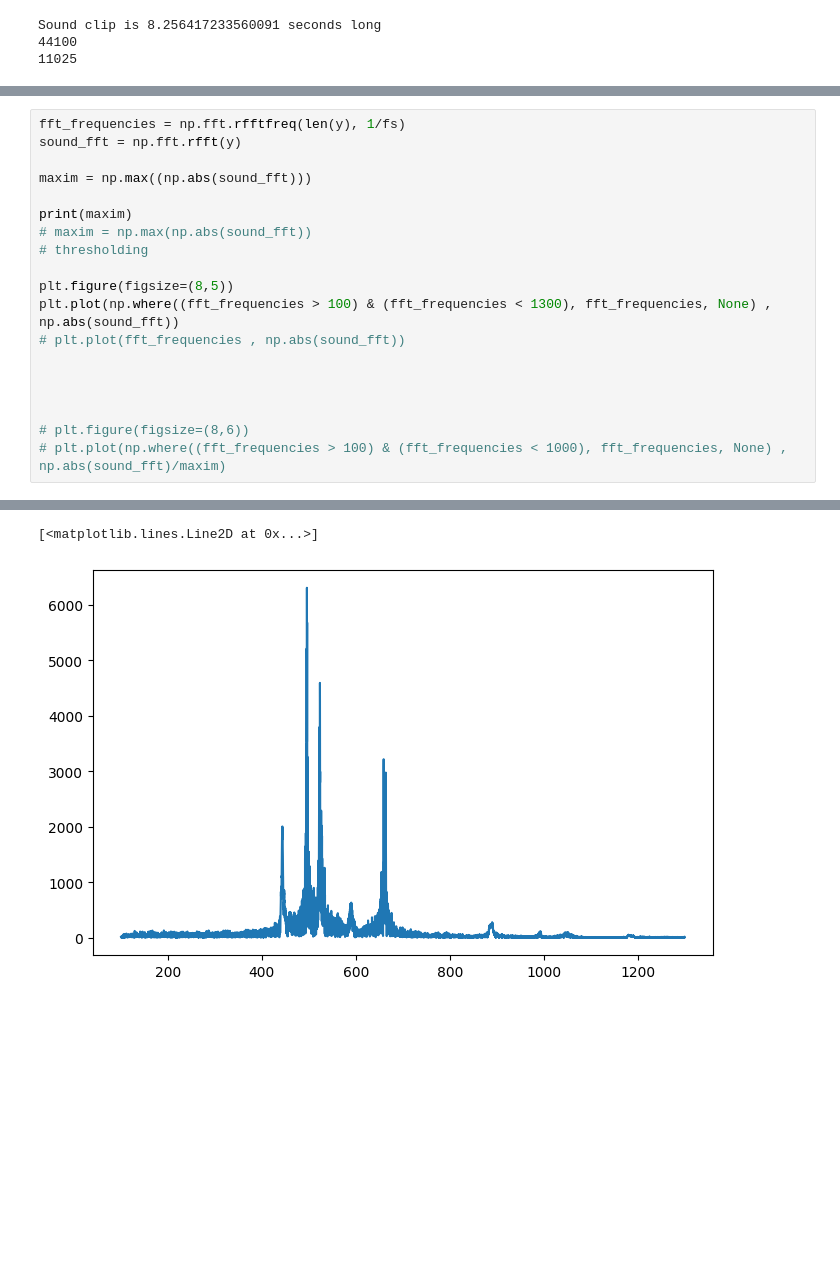
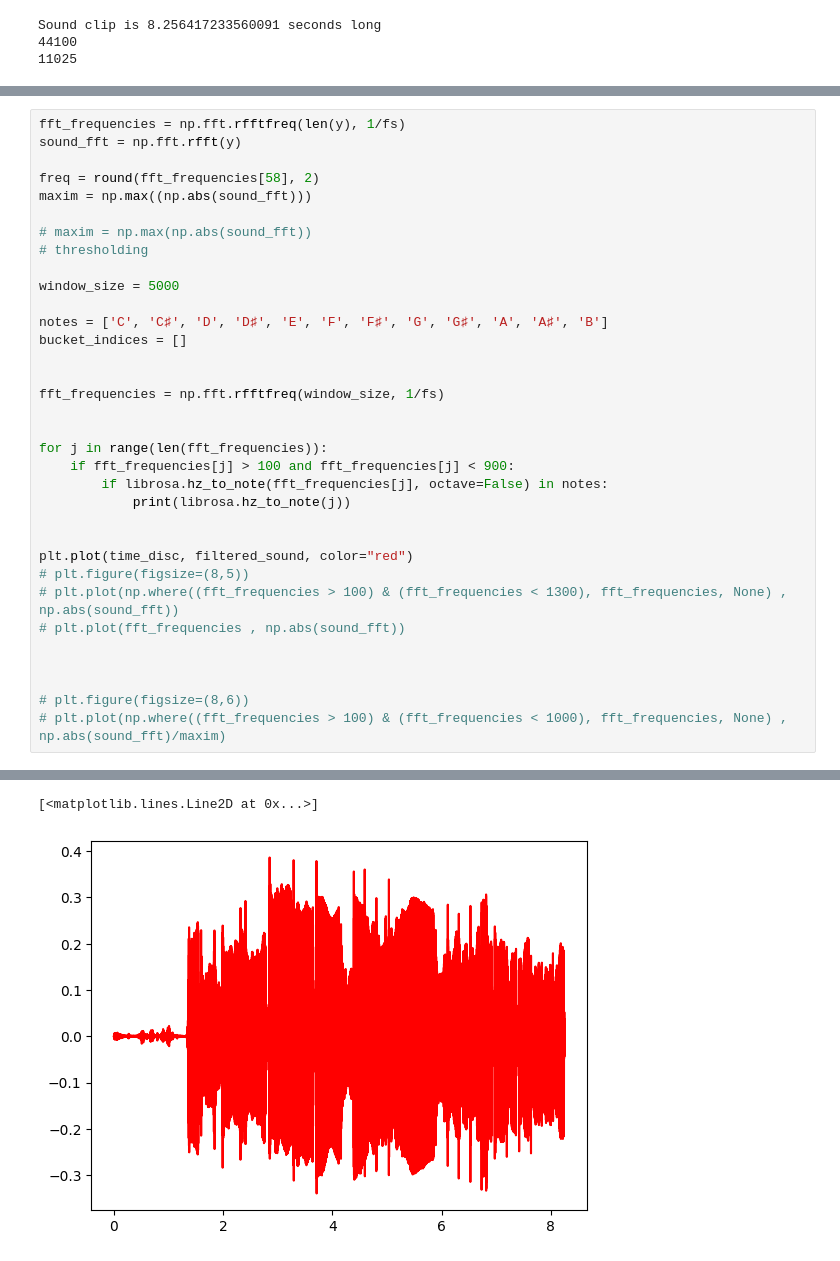
Before and after one commit to Tudor73/Licenta, a Jupyter notebook: test2.ipynb, the cells around one changed output, grey strips where cells are left out. Cells and saved outputs as stored; diff of their text form; blank space fills up the shorter version.

```diff
--- a/test2.ipynb
+++ b/test2.ipynb
@@ -100,16 +97,31 @@ plt.show()
 fft_frequencies = np.fft.rfftfreq(len(y), 1/fs)
 sound_fft = np.fft.rfft(y)
 
+freq = round(fft_frequencies[58], 2)
 maxim = np.max((np.abs(sound_fft)))
 
-print(maxim)
 # maxim = np.max(np.abs(sound_fft))
 # thresholding
 
-plt.figure(figsize=(8,5))
-plt.plot(np.where((fft_frequencies > 100) & (fft_frequencies < 1300), fft_frequencies, None) , np.abs(sound_fft))
+window_size = 5000
+
+notes = ['C', 'C♯', 'D', 'D♯', 'E', 'F', 'F♯', 'G', 'G♯', 'A', 'A♯', 'B']
+bucket_indices = []
+
+
+fft_frequencies = np.fft.rfftfreq(window_size, 1/fs)
+
+
+for j in range(len(fft_frequencies)):
+    if fft_frequencies[j] > 100 and fft_frequencies[j] < 900:
+        if librosa.hz_to_note(fft_frequencies[j], octave=False) in notes:
+            print(librosa.hz_to_note(j))
+
+
+plt.plot(time_disc, filtered_sound, color="red")
+# plt.figure(figsize=(8,5))
+# plt.plot(np.where((fft_frequencies > 100) & (fft_frequencies < 1300), fft_frequencies, None) , np.abs(sound_fft))
 # plt.plot(fft_frequencies , np.abs(sound_fft))
-
 
 
 
@@ -120,5 +148,5 @@ plt.plot(np.where((fft_frequencies > 100) & (fft_frequencies < 1300), fft_freque
 [<matplotlib.lines.Line2D at 0x...>]
-[figure, old version]
+[figure, new version]
 # %%
 
 # envelope
```
Also changed, not shown: parts of 3 cells of this notebook, 7 other files.
